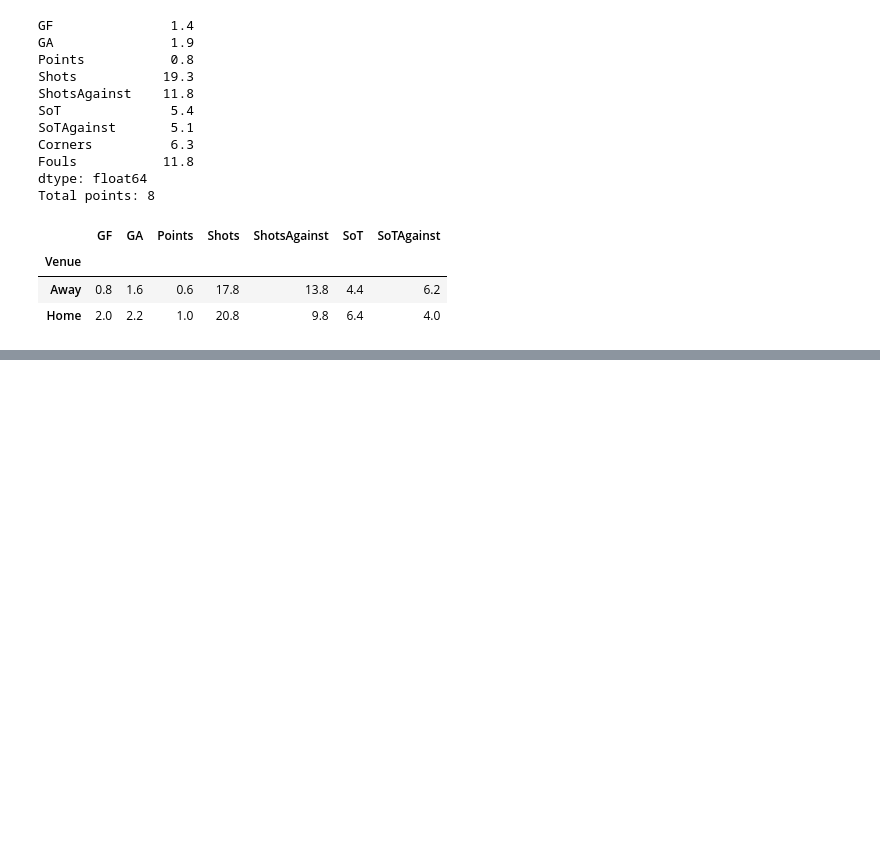
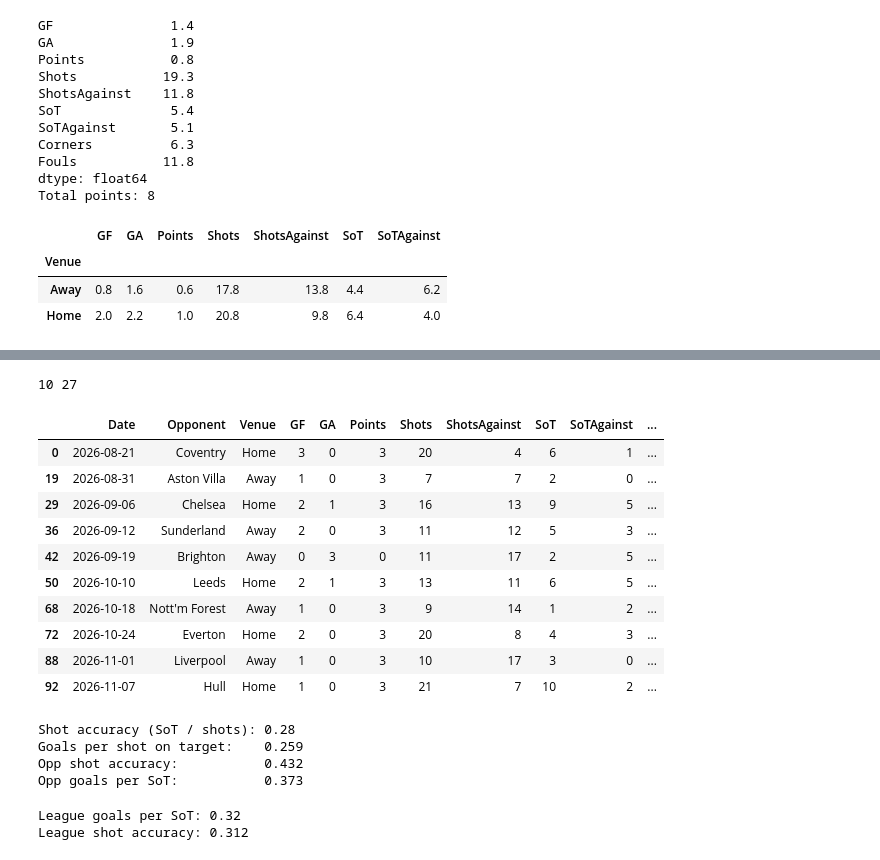
Before and after one commit to shadman-nowrose/football-analytics, a Jupyter notebook: manchester-united-manager-change/01_data_check.ipynb, the cells around one changed output, grey strips where cells are left out. Saved outputs shown, nothing was run; the diff lists cells and outputs as text; code cells hidden in the pictures; blank space fills up the shorter version.

```diff
--- a/manchester-united-manager-change/01_data_check.ipynb
+++ b/manchester-united-manager-change/01_data_check.ipynb
@@ -121,0 +153,22 @@ c.to_csv("carrick_era_clean.csv", index=False)
+# %%
+import numpy as np
+import pandas as pd
+
+def team_view(df, team):
+    """Reshape football-data rows into one team's point of view."""
+    d = df[(df["HomeTeam"] == team) | (df["AwayTeam"] == team)].copy()
+    home = d["HomeTeam"] == team
+    d["Venue"] = np.where(home, "Home", "Away")
+    d["Opponent"] = np.where(home, d["AwayTeam"], d["HomeTeam"])
+    d["GF"] = np.where(home, d["FTHG"], d["FTAG"])
+    d["GA"] = np.where(home, d["FTAG"], d["FTHG"])
+    d["Shots"] = np.where(home, d["HS"], d["AS"])
+    d["ShotsAgainst"] = np.where(home, d["AS"], d["HS"])
+    d["SoT"] = np.where(home, d["HST"], d["AST"])
+    d["SoTAgainst"] = np.where(home, d["AST"], d["HST"])
+    d["Corners"] = np.where(home, d["HC"], d["AC"])
+    d["Fouls"] = np.where(home, d["HF"], d["AF"])
+    d["Points"] = np.select([d["GF"] > d["GA"], d["GF"] == d["GA"]], [3, 1], default=0)
+    keep = ["Date", "Opponent", "Venue", "GF", "GA", "Points", "Shots",
+            "ShotsAgainst", "SoT", "SoTAgainst", "Corners", "Fouls"]
+    return d[keep]
@@ -121,0 +182,37 @@ c.to_csv("carrick_era_clean.csv", index=False)
+# %%
+arsenal = team_view(fd, "Arsenal")
+print(len(arsenal), arsenal["Points"].sum())
+arsenal
+# %% [output]
+10 27
+|  | Date | Opponent | Venue | GF | GA | Points | Shots | ShotsAgainst | SoT | SoTAgainst | ... |
+| 0 | 2026-08-21 | Coventry | Home | 3 | 0 | 3 | 20 | 4 | 6 | 1 | ... |
+| 19 | 2026-08-31 | Aston Villa | Away | 1 | 0 | 3 | 7 | 7 | 2 | 0 | ... |
+| 29 | 2026-09-06 | Chelsea | Home | 2 | 1 | 3 | 16 | 13 | 9 | 5 | ... |
+| 36 | 2026-09-12 | Sunderland | Away | 2 | 0 | 3 | 11 | 12 | 5 | 3 | ... |
+| 42 | 2026-09-19 | Brighton | Away | 0 | 3 | 0 | 11 | 17 | 2 | 5 | ... |
+| 50 | 2026-10-10 | Leeds | Home | 2 | 1 | 3 | 13 | 11 | 6 | 5 | ... |
+| 68 | 2026-10-18 | Nott'm Forest | Away | 1 | 0 | 3 | 9 | 14 | 1 | 2 | ... |
+| 72 | 2026-10-24 | Everton | Home | 2 | 0 | 3 | 20 | 8 | 4 | 3 | ... |
+| 88 | 2026-11-01 | Liverpool | Away | 1 | 0 | 3 | 10 | 17 | 3 | 0 | ... |
+| 92 | 2026-11-07 | Hull | Home | 1 | 0 | 3 | 21 | 7 | 10 | 2 | ... |
+# %%
+tot = c[["GF","GA","Shots","ShotsAgainst","SoT","SoTAgainst"]].sum()
+
+print("Shot accuracy (SoT / shots):", round(tot["SoT"] / tot["Shots"], 3))
+print("Goals per shot on target:   ", round(tot["GF"] / tot["SoT"], 3))
+print("Opp shot accuracy:          ", round(tot["SoTAgainst"] / tot["ShotsAgainst"], 3))
+print("Opp goals per SoT:          ", round(tot["GA"] / tot["SoTAgainst"], 3))
+# %% [output]
+Shot accuracy (SoT / shots): 0.28
+Goals per shot on target:    0.259
+Opp shot accuracy:           0.432
+Opp goals per SoT:           0.373
+# %%
+league_gpsot = (fd["FTHG"].sum() + fd["FTAG"].sum()) / (fd["HST"].sum() + fd["AST"].sum())
+league_acc = (fd["HST"].sum() + fd["AST"].sum()) / (fd["HS"].sum() + fd["AS"].sum())
+print("League goals per SoT:", round(league_gpsot, 3))
+print("League shot accuracy:", round(league_acc, 3))
+# %% [output]
+League goals per SoT: 0.32
+League shot accuracy: 0.312
```
Also changed, not shown: parts of 4 cells of this notebook, 1 other file.
